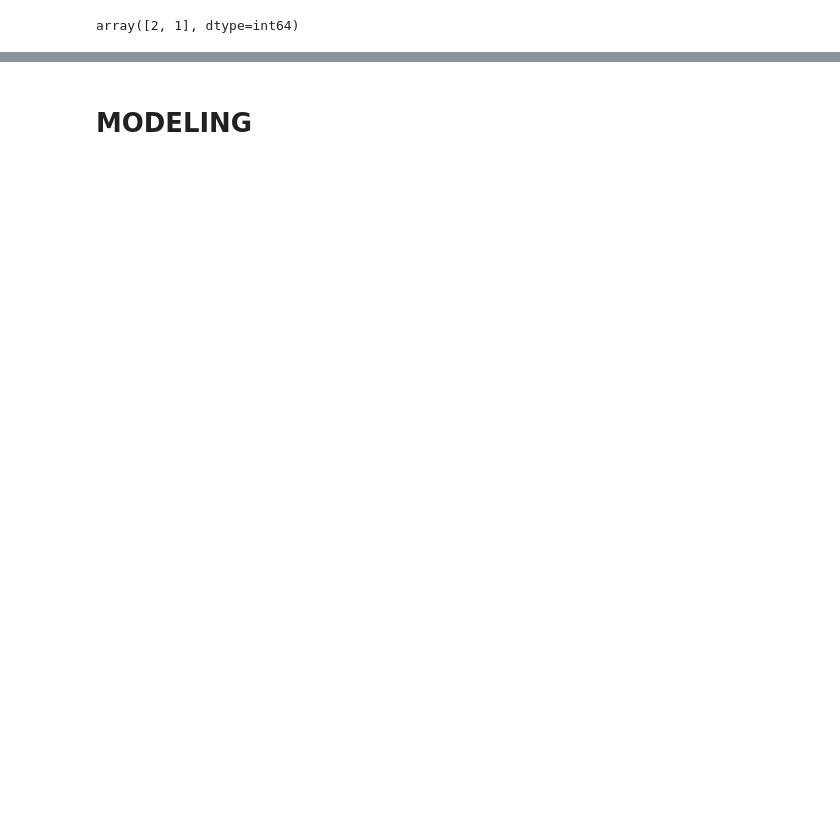
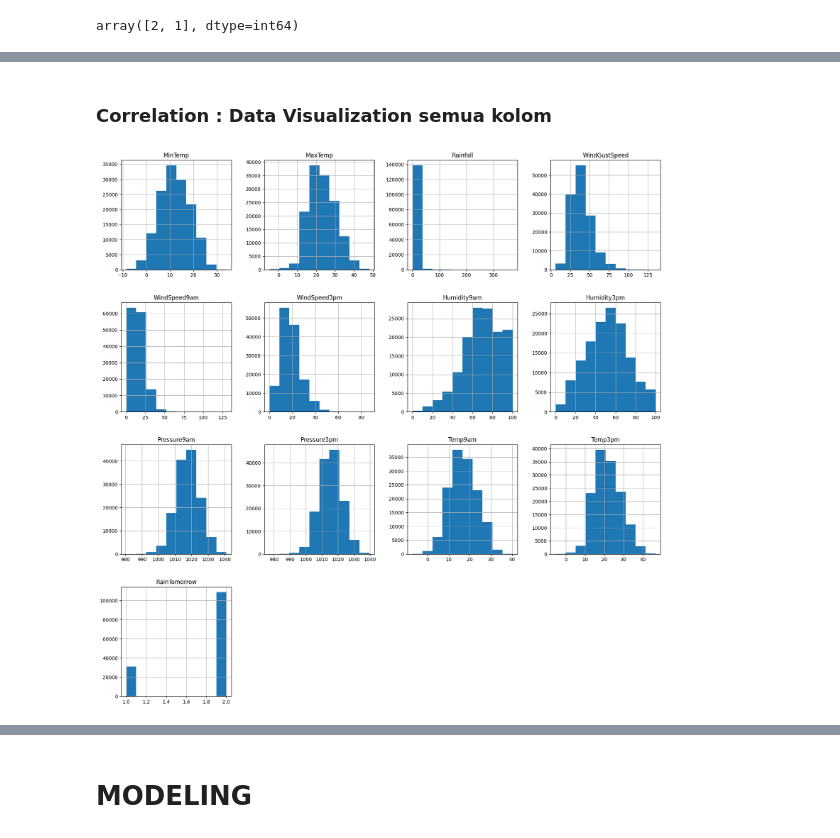
Before and after one commit to sekarwandani/Final_Project2_Python, a Jupyter notebook: PYTN_KampusMerdeka_fp2_NI NYOMAN SEKAR WANDANI.ipynb, the cells around one changed output, grey strips where cells are left out. Drawn from its saved outputs; the diff is of its cells as text; code cells hidden in the pictures; blank space fills up the shorter version.

```diff
--- a/PYTN_KampusMerdeka_fp2_NI NYOMAN SEKAR WANDANI.ipynb
+++ b/PYTN_KampusMerdeka_fp2_NI NYOMAN SEKAR WANDANI.ipynb
@@ -468,0 +529,20 @@ array([2, 1], dtype=int64)
+# %%
+numer_col = [
+    "MinTemp",
+    "MaxTemp",
+    "Rainfall",
+    "WindGustSpeed",
+    "WindSpeed9am",
+    "WindSpeed3pm",
+    "Humidity9am",
+    "Humidity3pm",
+    "Pressure9am",
+    "Pressure3pm",
+    "Temp9am",
+    "Temp3pm",
+    "RainTomorrow"
+]
+
+data_numer = df[numer_col]
+
+data_numer.head(5)
@@ -468,0 +556,14 @@ array([2, 1], dtype=int64)
+# %% [markdown]
+### Correlation : Data Visualization semua kolom
+# %%
+df[numer_col].hist(bins=10, figsize = (20,20))
+
+# Save Plot
+plt.savefig("numer_col.png",
+            bbox_inches ="tight",
+            pad_inches = 1,
+            transparent = True,
+            orientation ='landscape')
+plt.show()
+# %% [output]
+[figure, added]
```
Also changed, not shown: parts of 65 cells of this notebook, 4 other files.
